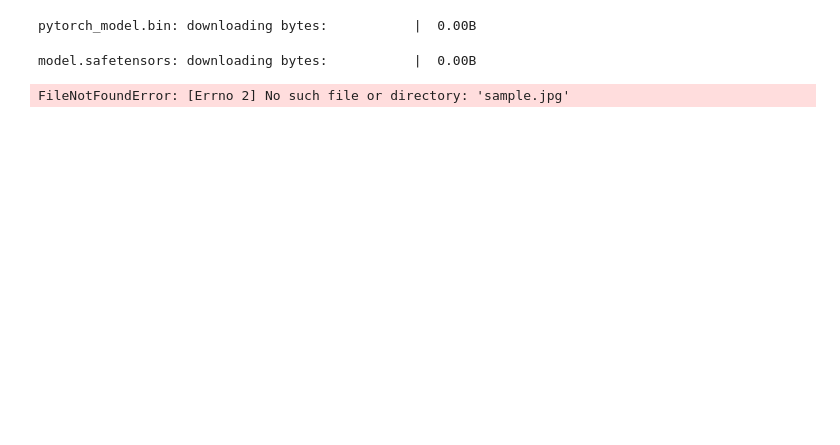
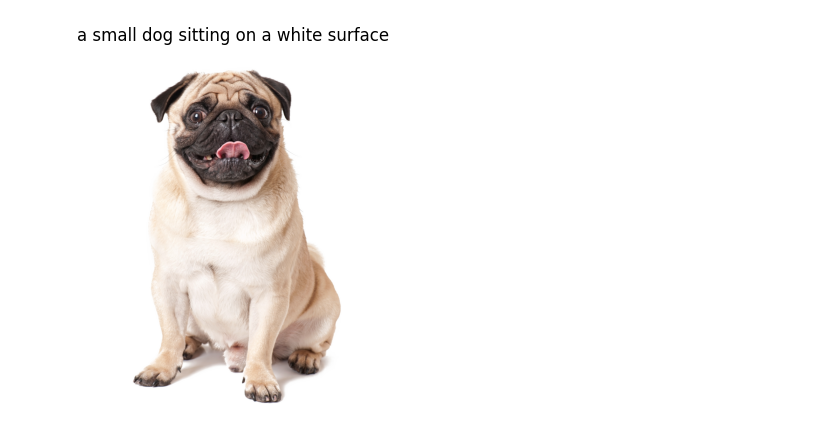
Before and after one commit to Ghan539/Gen_AI-Workshop, a Jupyter notebook: GenAI_09.ipynb, the cells around one changed output. Drawn from its saved outputs; the diff is of its cells as text; code cells hidden in the pictures; blank space fills up the shorter version.

```diff
--- a/GenAI_09.ipynb
+++ b/GenAI_09.ipynb
@@ -14,7 +14,7 @@ processor = BlipProcessor.from_pretrained(model_name)
 model = BlipForConditionalGeneration.from_pretrained(model_name)
 
 # 2. Load input image
-image = Image.open("sample.jpg").convert("RGB")
+image = Image.open("SAMPLE.jpg").convert("RGB")
 
 # 3. Preprocess image
 inputs = processor(images=image, return_tensors="pt")
@@ -39,3 +38 @@ WARNING:huggingface_hub.utils._http:Warning: You are sending unauthenticated req
-pytorch_model.bin: downloading bytes:           |  0.00B
-model.safetensors: downloading bytes:           |  0.00B
-FileNotFoundError: [Errno 2] No such file or directory: 'sample.jpg'
+[figure, added]
```
Also changed, not shown: parts of 1 cell of this notebook.
